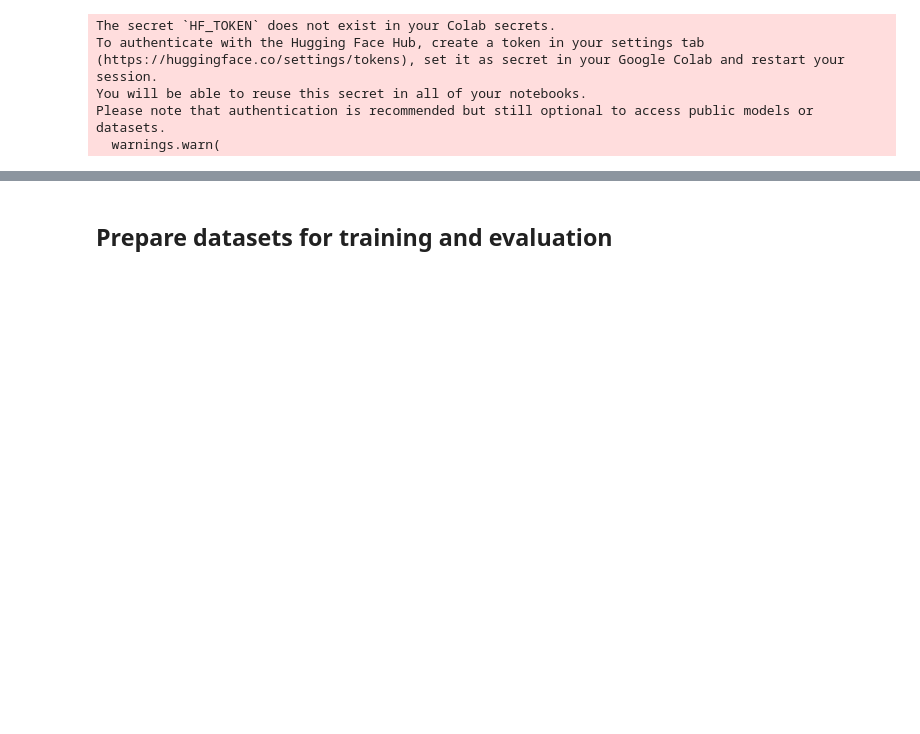
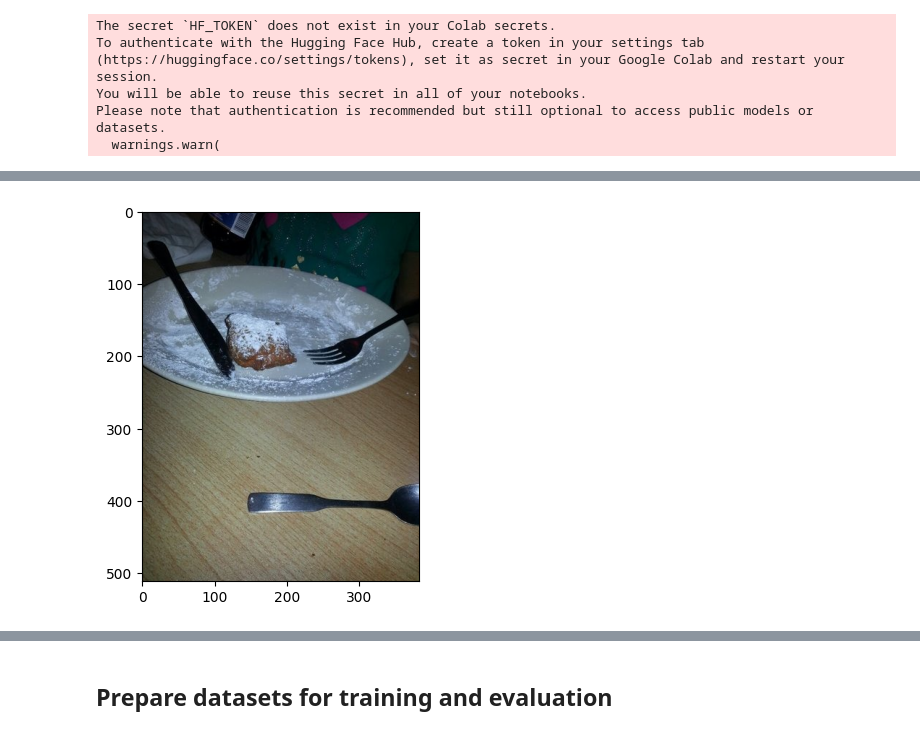
Before and after one commit to lyj175/FunctionProject, a Jupyter notebook: examples/image_classification/image_classification_peft_lora.ipynb, the cells around one changed output, grey strips where cells are left out. Cells and saved outputs as stored; diff of their text form; code cells hidden in the pictures; blank space fills up the shorter version.

```diff
--- a/examples/image_classification/image_classification_peft_lora.ipynb
+++ b/examples/image_classification/image_classification_peft_lora.ipynb
@@ -65,0 +97,12 @@ Please note that authentication is recommended but still optional to access publ
+# %%
+# Assuming the image is in the dataset and accessible as dataset[0]["image"]
+# Replace 0 with the desired index if you want a different image
+try:
+    image = dataset[0]["image"].convert("RGB") # Remove Image.open(), directly convert to RGB
+    plt.imshow(image)
+    plt.show()
+except Exception as e:
+    print(f"Error displaying image: {e}")
+    # Handle the error appropriately, e.g., check if the image file exists or if the image data is valid.
+# %% [output]
+[figure, added]
```
Also changed, not shown: parts of 11 cells of this notebook.
